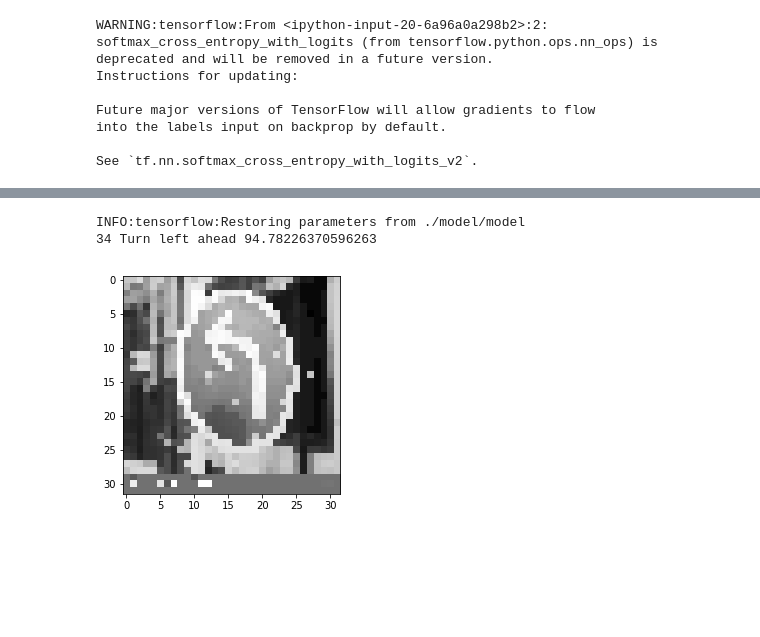
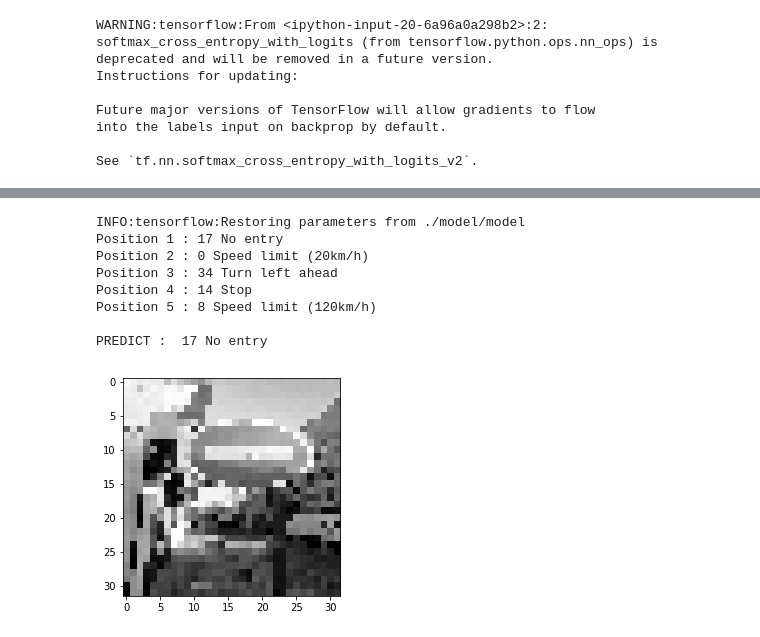
Before and after one commit to supermomie/Traffic_Sign_Classifier, a Jupyter notebook: My_Traffic_Sign_Classifier.ipynb, the cells around one changed output, grey strips where cells are left out. Saved outputs shown, nothing was run; the diff lists cells and outputs as text; code cells hidden in the pictures; blank space fills up the shorter version.

```diff
--- a/My_Traffic_Sign_Classifier.ipynb
+++ b/My_Traffic_Sign_Classifier.ipynb
@@ -351,0 +311,4 @@ plt.imshow(img, cmap=plt.get_cmap('gray'))
+# %%
+def testing():
+    return localPic() # LOCAL PIC
+#     return netPic() # INTERNET PIC
@@ -361,24 +329,49 @@ print(img.shape)
+# %%
+### Print out the top five softmax probabilities for the predictions on the German traffic sign images found on the web.
+def topFiveSoftmax(output, maxes):
+    with tf.Session() as sess:
+        tops = sess.run(tf.nn.top_k(tf.nn.softmax(tf.constant(output)),k=5))
+        for i in tops.indices[0].tolist():
+            num = tops.indices[0].tolist().index(i)+1
+            for j, cnt in zip(maxes,range(len(maxes))):
+                classid = np.where(output[cnt]>=maxes[cnt])[0][0]
+                for k, row in data.iterrows():
+                    if i == row["ClassId"]:
+                        print('Position {} :'.format(num), row["ClassId"] ,row["SignName"])
 # %%
 #prediction
-plt.imshow(img, cmap = plt.get_cmap('gray'))
-# plt.axis("off")
-new_saver = tf.train.import_meta_graph('./model/model.meta')
-with tf.Session() as sess:
-    sess.run(tf.global_variables_initializer())
-    new_saver.restore(sess, tf.train.latest_checkpoint('./model'))
-    test_accuracy = evaluate(X_test, y_test)
-    img = img.reshape(1, 32, 32, 1)
-    output = sess.run(logits, feed_dict={x: img})
+def prediction():
+    img = preprocess()
+    plt.imshow(img, cmap = plt.get_cmap('gray'))
+    # plt.axis("off")
+    new_saver = tf.train.import_meta_graph('./model/model.meta')
+    with tf.Session() as sess:
+        sess.run(tf.global_variables_initializer())
+        new_saver.restore(sess, tf.train.latest_checkpoint('./model'))
+        test_accuracy = evaluate(X_test, y_test)
+        img = img.reshape(1, 32, 32, 1)
+        output = sess.run(logits, feed_dict={x: img})
 
-maxes = np.amax(output,axis=1)
-cl = np.zeros((len(maxes)))
-cnt = 0
-for m,cnt in zip(maxes,range(len(maxes))):
-    classid = np.where(output[cnt]>=maxes[cnt])[0][0]
-    for i, row in data.iterrows():
-        if classid == row["ClassId"]:
-            print(row["ClassId"] ,row["SignName"])
+    maxes = np.amax(output,axis=1)
+    cl = np.zeros((len(maxes)))
+    cnt = 0
+    topFiveSoftmax(output, maxes)
+    for m,cnt in zip(maxes,range(len(maxes))):
+        classid = np.where(output[cnt]>=maxes[cnt])[0][0]
+        for i, row in data.iterrows():
+            if classid == row["ClassId"]:
+                print()
+                print("PREDICT : ",row["ClassId"] ,row["SignName"])
+
+
+prediction()
 # %% [output]
 INFO:tensorflow:Restoring parameters from ./model/model
-34 Turn left ahead 94.78226370596263
+Position 1 : 17 No entry
+Position 2 : 0 Speed limit (20km/h)
+Position 3 : 34 Turn left ahead
+Position 4 : 14 Stop
+Position 5 : 8 Speed limit (120km/h)
+
+PREDICT :  17 No entry
-[figure, old version]
+[figure, new version]
```
Also changed, not shown: parts of 15 cells of this notebook, 8 other files.
